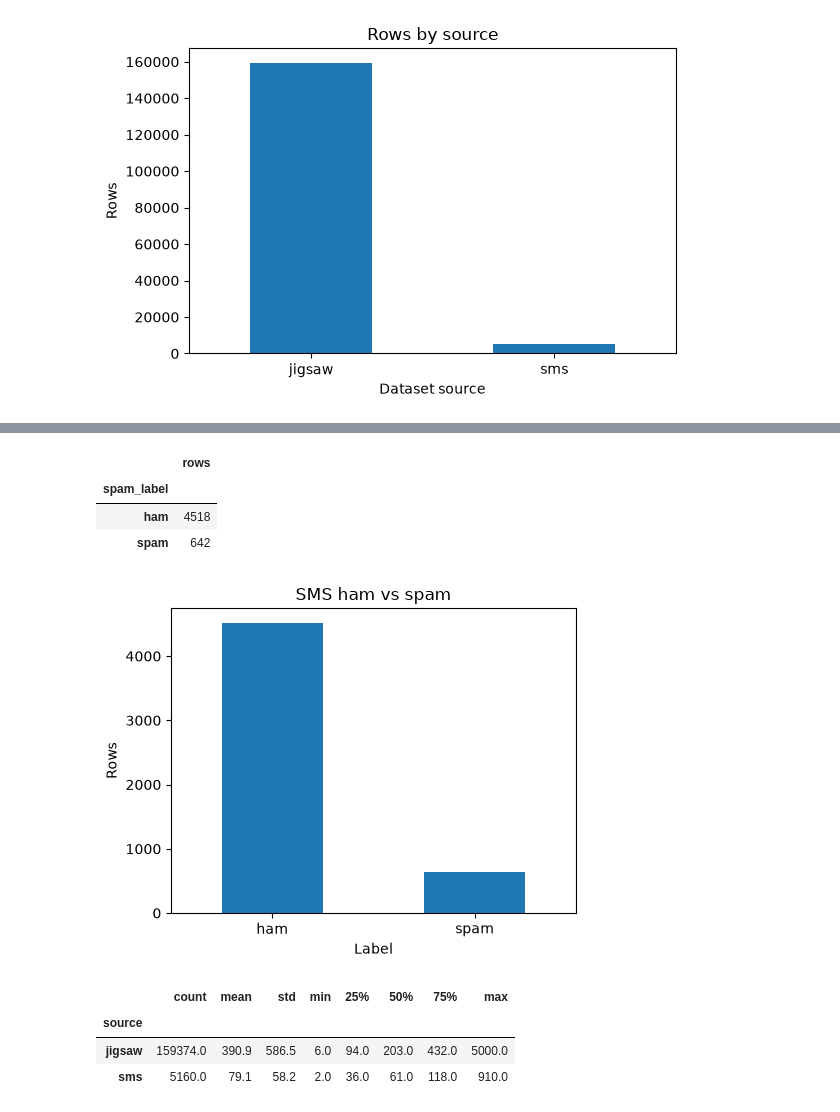
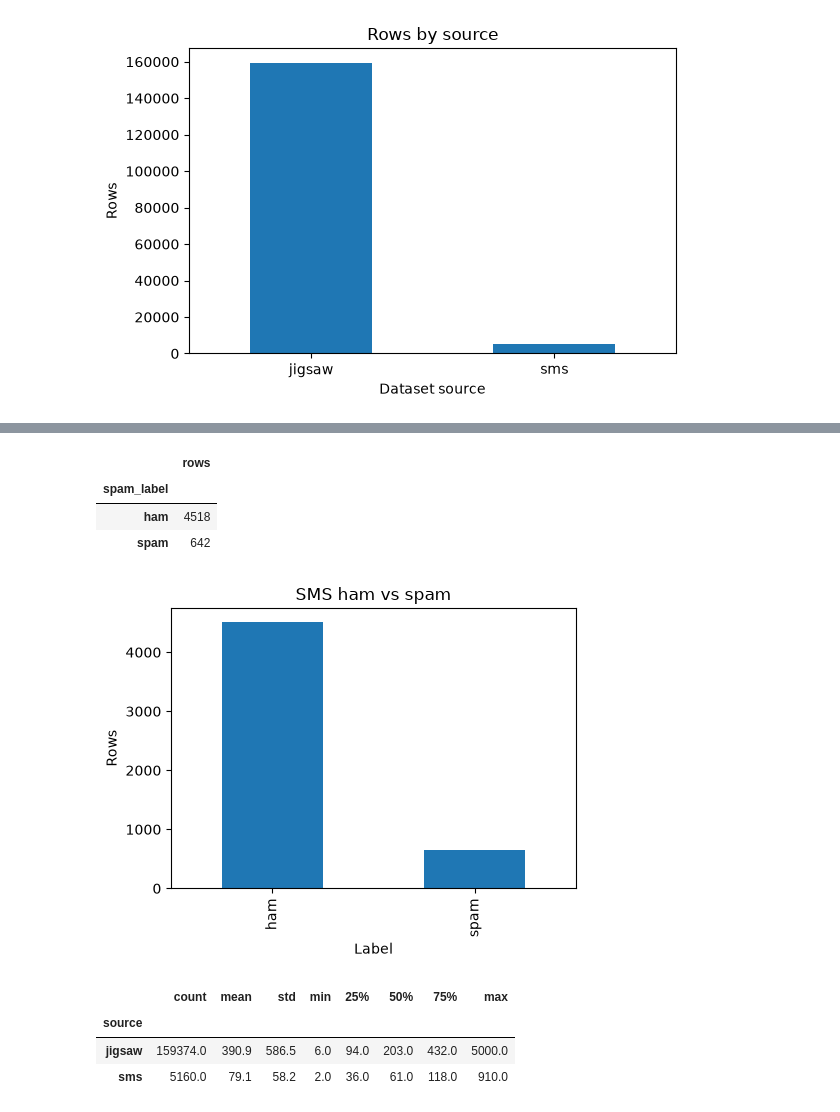
Before and after one commit to AvinashJaiswal-SPIRIT/Group-03_Social-Community-app, a Jupyter notebook: notebooks/01_data_eda.ipynb, the cells around one changed output, grey strips where cells are left out. Cells and saved outputs as stored; diff of their text form; code cells hidden in the pictures.

```diff
--- a/notebooks/01_data_eda.ipynb
+++ b/notebooks/01_data_eda.ipynb
@@ -58,15 +61,19 @@ ax.set_title('Jigsaw positive counts by toxicity label'); ax.set_xlabel('Label')
 # %%
 spam_counts = sms['spam_label'].value_counts()
 display(spam_counts.rename('rows').to_frame())
 fig, ax = plt.subplots(figsize=(5,4))
 spam_counts.plot(kind='bar', ax=ax)
-ax.set_title('SMS ham vs spam'); ax.set_xlabel('Label'); ax.set_ylabel('Rows'); plt.xticks(rotation=0); plt.tight_layout(); plt.show()
+ax.set_title('SMS ham vs spam')
+ax.set_xlabel('Label')
+ax.set_ylabel('Rows')
+plt.tight_layout()
+plt.show()
 # %% [output]
 |  | rows |
 | spam_label |  |
 | ham | 4518 |
 | spam | 642 |
-[figure, old version]
+[figure, new version]
 # %%
 master['text_length'] = master['text'].fillna('').str.len()
 display(master.groupby('source')['text_length'].describe().round(1))
```
Also changed, not shown: parts of 1 cell of this notebook, 53 other files.
